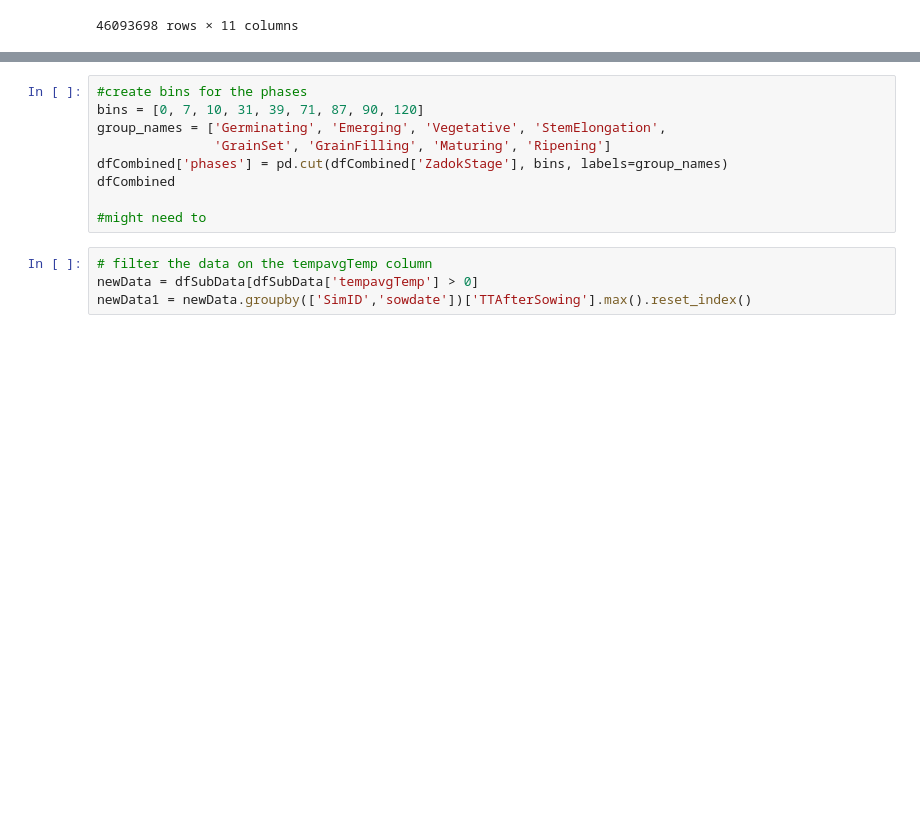
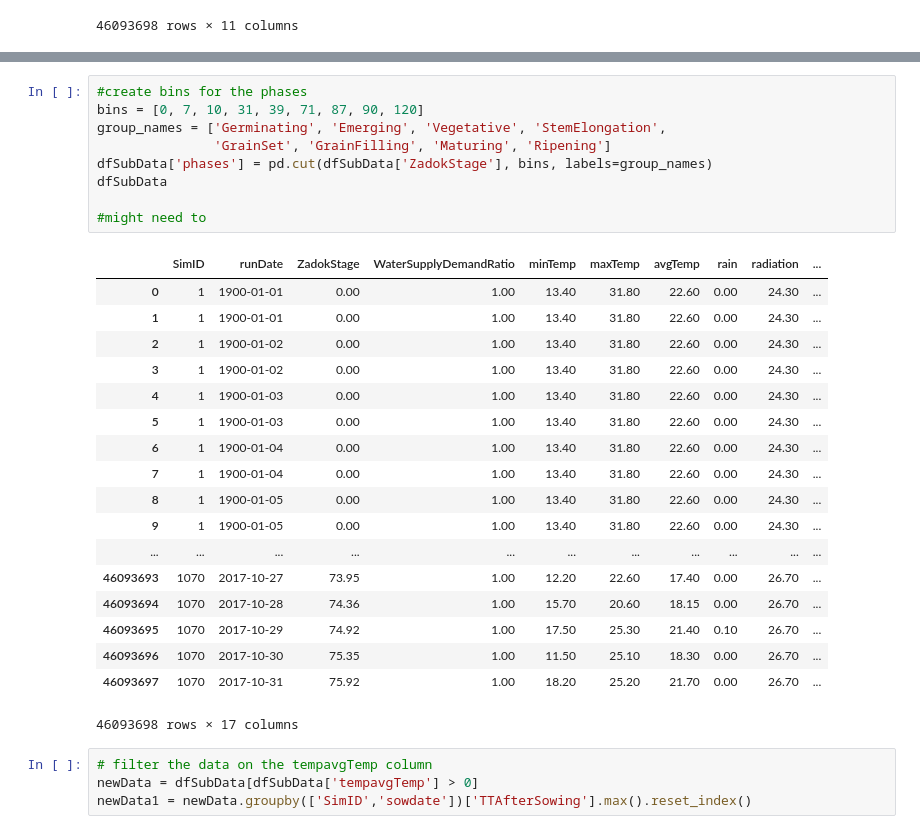
Before and after one commit to cla473/AG_WHEATTEMP, a Jupyter notebook: scripts/Apsim_ProcessPhases.ipynb, the cells around one changed output, grey strips where cells are left out. Drawn from its saved outputs; the diff is of its cells as text; blank space fills up the shorter version.

Commit message:
Update script re Phase Bins

```diff
--- a/scripts/Apsim_ProcessPhases.ipynb
+++ b/scripts/Apsim_ProcessPhases.ipynb
@@ -267,12 +341,31 @@ dfSubData['TTAfterSowing'] = dfSubData.groupby(by=['SimID','sowingdate'])['tempa
 # %%
 #create bins for the phases
 bins = [0, 7, 10, 31, 39, 71, 87, 90, 120]
 group_names = ['Germinating', 'Emerging', 'Vegetative', 'StemElongation',
                'GrainSet', 'GrainFilling', 'Maturing', 'Ripening']
-dfCombined['phases'] = pd.cut(dfCombined['ZadokStage'], bins, labels=group_names)
-dfCombined
+dfSubData['phases'] = pd.cut(dfSubData['ZadokStage'], bins, labels=group_names)
+dfSubData
 
 #might need to
+# %% [output]
+|  | SimID | runDate | ZadokStage | WaterSupplyDemandRatio | minTemp | maxTemp | avgTemp | rain | radiation | ... |
+| 0 | 1 | 1900-01-01 | 0.00 | 1.00 | 13.40 | 31.80 | 22.60 | 0.00 | 24.30 | ... |
+| 1 | 1 | 1900-01-01 | 0.00 | 1.00 | 13.40 | 31.80 | 22.60 | 0.00 | 24.30 | ... |
+| 2 | 1 | 1900-01-02 | 0.00 | 1.00 | 13.40 | 31.80 | 22.60 | 0.00 | 24.30 | ... |
+| 3 | 1 | 1900-01-02 | 0.00 | 1.00 | 13.40 | 31.80 | 22.60 | 0.00 | 24.30 | ... |
+| 4 | 1 | 1900-01-03 | 0.00 | 1.00 | 13.40 | 31.80 | 22.60 | 0.00 | 24.30 | ... |
+| 5 | 1 | 1900-01-03 | 0.00 | 1.00 | 13.40 | 31.80 | 22.60 | 0.00 | 24.30 | ... |
+| 6 | 1 | 1900-01-04 | 0.00 | 1.00 | 13.40 | 31.80 | 22.60 | 0.00 | 24.30 | ... |
+| 7 | 1 | 1900-01-04 | 0.00 | 1.00 | 13.40 | 31.80 | 22.60 | 0.00 | 24.30 | ... |
+| 8 | 1 | 1900-01-05 | 0.00 | 1.00 | 13.40 | 31.80 | 22.60 | 0.00 | 24.30 | ... |
+| 9 | 1 | 1900-01-05 | 0.00 | 1.00 | 13.40 | 31.80 | 22.60 | 0.00 | 24.30 | ... |
+| ... | ... | ... | ... | ... | ... | ... | ... | ... | ... | ... |
+| 46093693 | 1070 | 2017-10-27 | 73.95 | 1.00 | 12.20 | 22.60 | 17.40 | 0.00 | 26.70 | ... |
+| 46093694 | 1070 | 2017-10-28 | 74.36 | 1.00 | 15.70 | 20.60 | 18.15 | 0.00 | 26.70 | ... |
+| 46093695 | 1070 | 2017-10-29 | 74.92 | 1.00 | 17.50 | 25.30 | 21.40 | 0.10 | 26.70 | ... |
+| 46093696 | 1070 | 2017-10-30 | 75.35 | 1.00 | 11.50 | 25.10 | 18.30 | 0.00 | 26.70 | ... |
+| 46093697 | 1070 | 2017-10-31 | 75.92 | 1.00 | 18.20 | 25.20 | 21.70 | 0.00 | 26.70 | ... |
+46093698 rows × 17 columns
 # %%
 # filter the data on the tempavgTemp column
 newData = dfSubData[dfSubData['tempavgTemp'] > 0]
```
Also changed, not shown: parts of 9 cells of this notebook.
